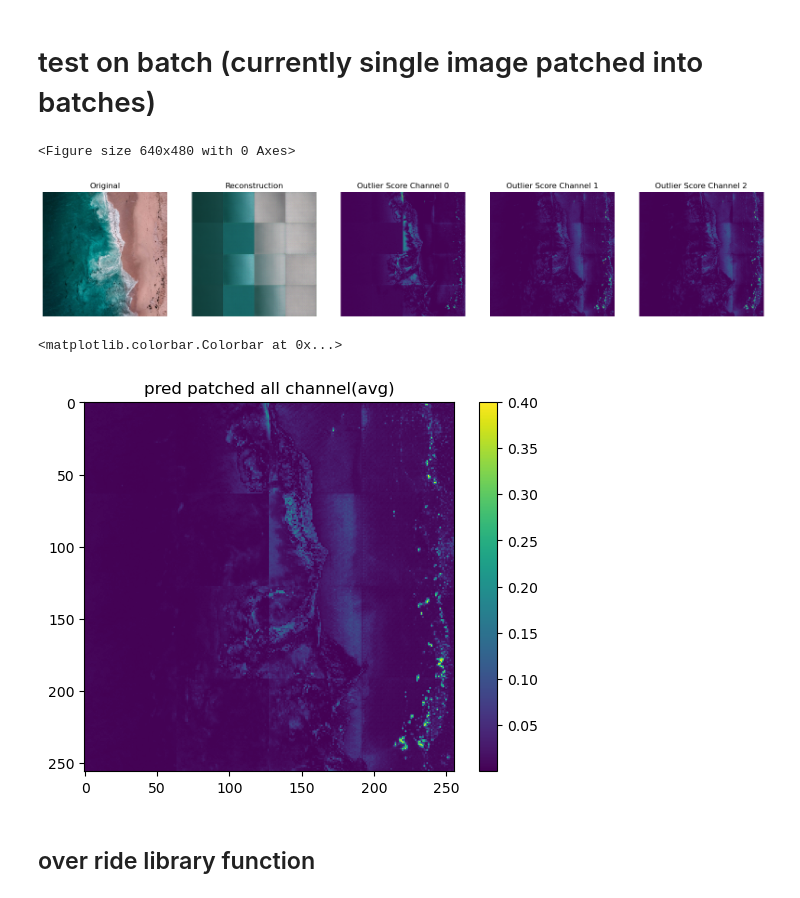
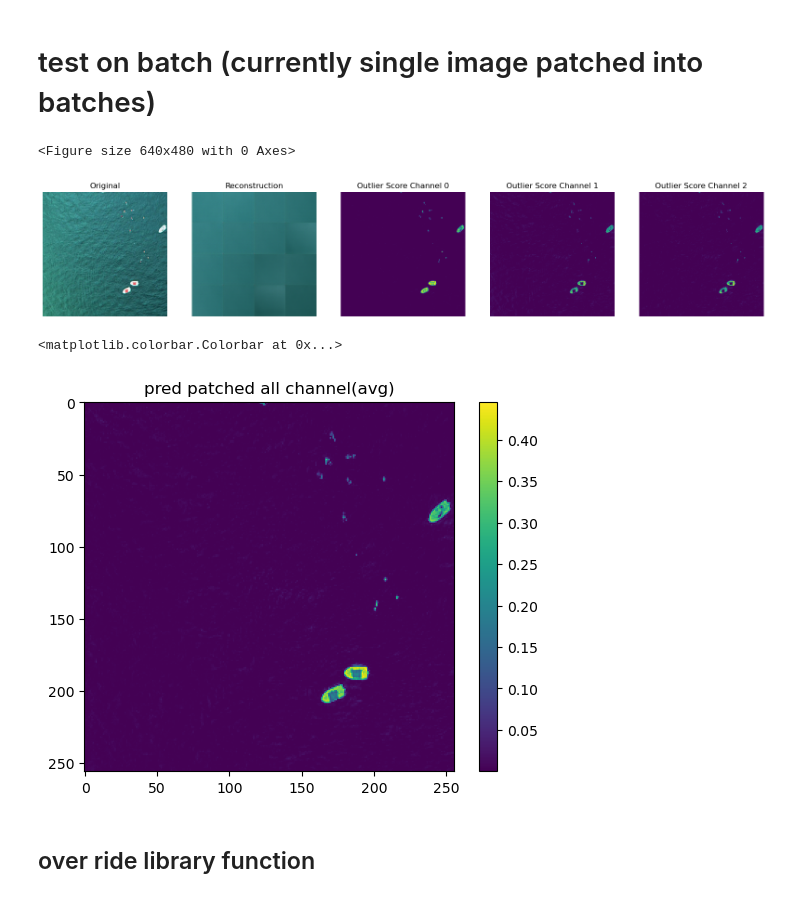
Before and after one commit to ahmadSum1/NTNU_mscThesis, a Jupyter notebook: 264_alibinet_outlier_detection_skb_smallNet.ipynb, the cells around one changed output. Saved outputs shown, nothing was run; the diff lists cells and outputs as text; code cells hidden in the pictures.

Commit message:
very good results after 10 epoch

```diff
--- a/264_alibinet_outlier_detection_skb_smallNet.ipynb
+++ b/264_alibinet_outlier_detection_skb_smallNet.ipynb
@@ -394,7 +394,7 @@ history = od.fit(train,
                     loss_fn=elbo,
                     cov_elbo=dict(sim=.05),
                     optimizer = adam,
-                    epochs=2,
+                    epochs=10,
                     batch_size=batchsize,
                     verbose=True)
 
@@ -581,10 +589,10 @@ Is this image an outlier (0 for NO and 1 for YES)? 1
 # plt.show()
 # %%
 
-# img_patches, indices = resize_patch("datasets/bad/12_jpg.rf.3e89e71970211bfc29395fc2a8524c99.jpg")
-# img_patches, indices = resize_patch("datasets/mixed/47_jpg.rf.e9ddd312d9bce1895776d1c2a1c19f94.jpg")
+img_patches, indices = resize_patch("datasets/bad/12_jpg.rf.3e89e71970211bfc29395fc2a8524c99.jpg")
+img_patches, indices = resize_patch("datasets/mixed/47_jpg.rf.e9ddd312d9bce1895776d1c2a1c19f94.jpg")
 # img_patches, indices = resize_patch("datasets/bad/8_jpg.rf.b9f95418c204e14db64bc06bcf057d94.jpg")
-img_patches, indices = resize_patch("aerial-shot-shoreline.jpg")
+# img_patches, indices = resize_patch("aerial-shot-shoreline.jpg")
 
 emp = EMPatches()
 
@@ -607,36 +615,36 @@ merged_pred = emp.merge_patches(Y_masks_list, indices, mode='avg')
 Y['data']['feature_score'] = merged_pred[np.newaxis]
 
 
 
 X_p_recon = od.vae(X_p).numpy()
 
 X_recon = emp.merge_patches([*X_p_recon], indices, mode='avg')
 
 
 
 plt.figure()
 # plt.colorbar()
 plot_feature_outlier_image(Y,
                            X[np.newaxis],
                            X_recon=X_recon[np.newaxis],
                            instance_ids=[0],  # pass a list with indices of instances to display
                            max_instances=16,  # max nb of instances to display
                            outliers_only=False)  # only show outlier predictions
 
 # plt.colorbar()
 plt.show()
 ##############################
 
 
 plt.figure()
 plt.imshow(merged_pred.sum(axis=2)/3)
 plt.title("pred patched all channel(avg)")
 plt.colorbar()
 # %% [output]
 <Figure size 640x480 with 0 Axes>
-[figure, old version]
+[figure, new version]
 <matplotlib.colorbar.Colorbar at 0x...>
-[figure, old version]
+[figure, new version]
 # %% [markdown]
 ## over ride library function
 # %%
```
Also changed, not shown: parts of 4 cells of this notebook.
